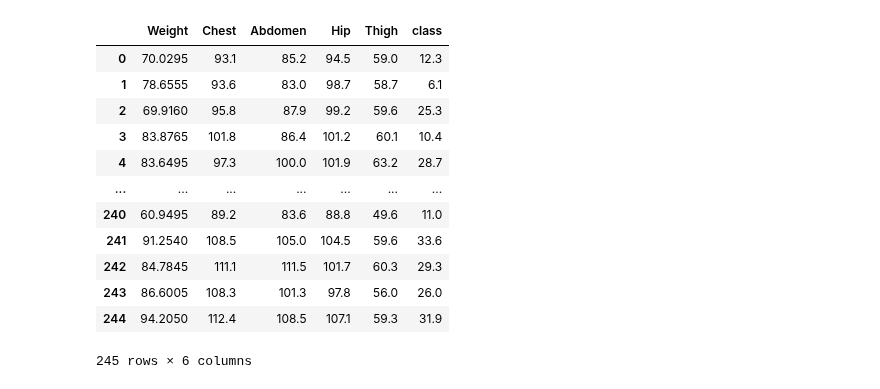
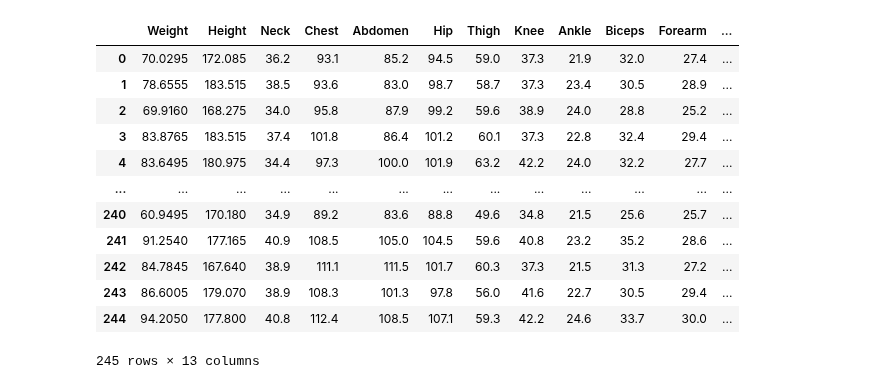
Before and after one commit to Feyabolt/CDS_1011_LN2, a Jupyter notebook: dev/main.ipynb, the cells around one changed output. Cells and saved outputs as stored; diff of their text form; code cells hidden in the pictures.

```diff
--- a/dev/main.ipynb
+++ b/dev/main.ipynb
@@ -20,30 +23,29 @@ np.random.seed(42)
 # %%
-#usedCols = ["Age", "Weight", "Height", "Neck", "Chest", "Abdomen", "Hip", "Thigh", "Knee", "Ankle", "Biceps", "Forearm", "Wrist", "class"]
-usedCols = ["Thigh", "Weight", "Abdomen", "Chest", "Hip", "class"]
+usedCols = ["Weight", "Height", "Neck", "Chest", "Abdomen", "Hip", "Thigh", "Knee", "Ankle", "Biceps", "Forearm", "Wrist", "class"]     # Die Spalte 'Age' wurde bewusst entfernt, da bei den Tests erkannt wurde das diese einen Negativen Einfluss auf das Lineare Regressionsmodell und evtl. auch auf das Random Forest Modell hat.
 dataset = pd.read_csv("../dataset/Testdata.csv", usecols=usedCols)
 
-#height = dataset[["Height"]].values
+height = dataset[["Height"]].values
 weight = dataset[["Weight"]].values
 
 # Anpassung der Daten "Height" und "Weight" auf das Metrische Masssystem
 for index in range(len(weight)):
-    #height[index] = height[index] * 2.54
+    height[index] = height[index] * 2.54
     weight[index] = weight[index] * 0.454
 
-#dataset[["Height"]] = height
+dataset[["Height"]] = height
 dataset[["Weight"]] = weight
 dataset
 # %% [output]
-|  | Weight | Chest | Abdomen | Hip | Thigh | class |
-| 0 | 70.0295 | 93.1 | 85.2 | 94.5 | 59.0 | 12.3 |
-| 1 | 78.6555 | 93.6 | 83.0 | 98.7 | 58.7 | 6.1 |
-| 2 | 69.9160 | 95.8 | 87.9 | 99.2 | 59.6 | 25.3 |
-| 3 | 83.8765 | 101.8 | 86.4 | 101.2 | 60.1 | 10.4 |
-| 4 | 83.6495 | 97.3 | 100.0 | 101.9 | 63.2 | 28.7 |
-| ... | ... | ... | ... | ... | ... | ... |
-| 240 | 60.9495 | 89.2 | 83.6 | 88.8 | 49.6 | 11.0 |
-| 241 | 91.2540 | 108.5 | 105.0 | 104.5 | 59.6 | 33.6 |
-| 242 | 84.7845 | 111.1 | 111.5 | 101.7 | 60.3 | 29.3 |
-| 243 | 86.6005 | 108.3 | 101.3 | 97.8 | 56.0 | 26.0 |
-| 244 | 94.2050 | 112.4 | 108.5 | 107.1 | 59.3 | 31.9 |
+|  | Weight | Height | Neck | Chest | Abdomen | Hip | Thigh | Knee | Ankle | Biceps | Forearm | ... |
+| 0 | 70.0295 | 172.085 | 36.2 | 93.1 | 85.2 | 94.5 | 59.0 | 37.3 | 21.9 | 32.0 | 27.4 | ... |
+| 1 | 78.6555 | 183.515 | 38.5 | 93.6 | 83.0 | 98.7 | 58.7 | 37.3 | 23.4 | 30.5 | 28.9 | ... |
+| 2 | 69.9160 | 168.275 | 34.0 | 95.8 | 87.9 | 99.2 | 59.6 | 38.9 | 24.0 | 28.8 | 25.2 | ... |
+| 3 | 83.8765 | 183.515 | 37.4 | 101.8 | 86.4 | 101.2 | 60.1 | 37.3 | 22.8 | 32.4 | 29.4 | ... |
+| 4 | 83.6495 | 180.975 | 34.4 | 97.3 | 100.0 | 101.9 | 63.2 | 42.2 | 24.0 | 32.2 | 27.7 | ... |
+| ... | ... | ... | ... | ... | ... | ... | ... | ... | ... | ... | ... | ... |
+| 240 | 60.9495 | 170.180 | 34.9 | 89.2 | 83.6 | 88.8 | 49.6 | 34.8 | 21.5 | 25.6 | 25.7 | ... |
+| 241 | 91.2540 | 177.165 | 40.9 | 108.5 | 105.0 | 104.5 | 59.6 | 40.8 | 23.2 | 35.2 | 28.6 | ... |
+| 242 | 84.7845 | 167.640 | 38.9 | 111.1 | 111.5 | 101.7 | 60.3 | 37.3 | 21.5 | 31.3 | 27.2 | ... |
+| 243 | 86.6005 | 179.070 | 38.9 | 108.3 | 101.3 | 97.8 | 56.0 | 41.6 | 22.7 | 30.5 | 29.4 | ... |
+| 244 | 94.2050 | 177.800 | 40.8 | 112.4 | 108.5 | 107.1 | 59.3 | 42.2 | 24.6 | 33.7 | 30.0 | ... |
-245 rows × 6 columns
+245 rows × 13 columns
```
Also changed, not shown: parts of 51 cells of this notebook.
